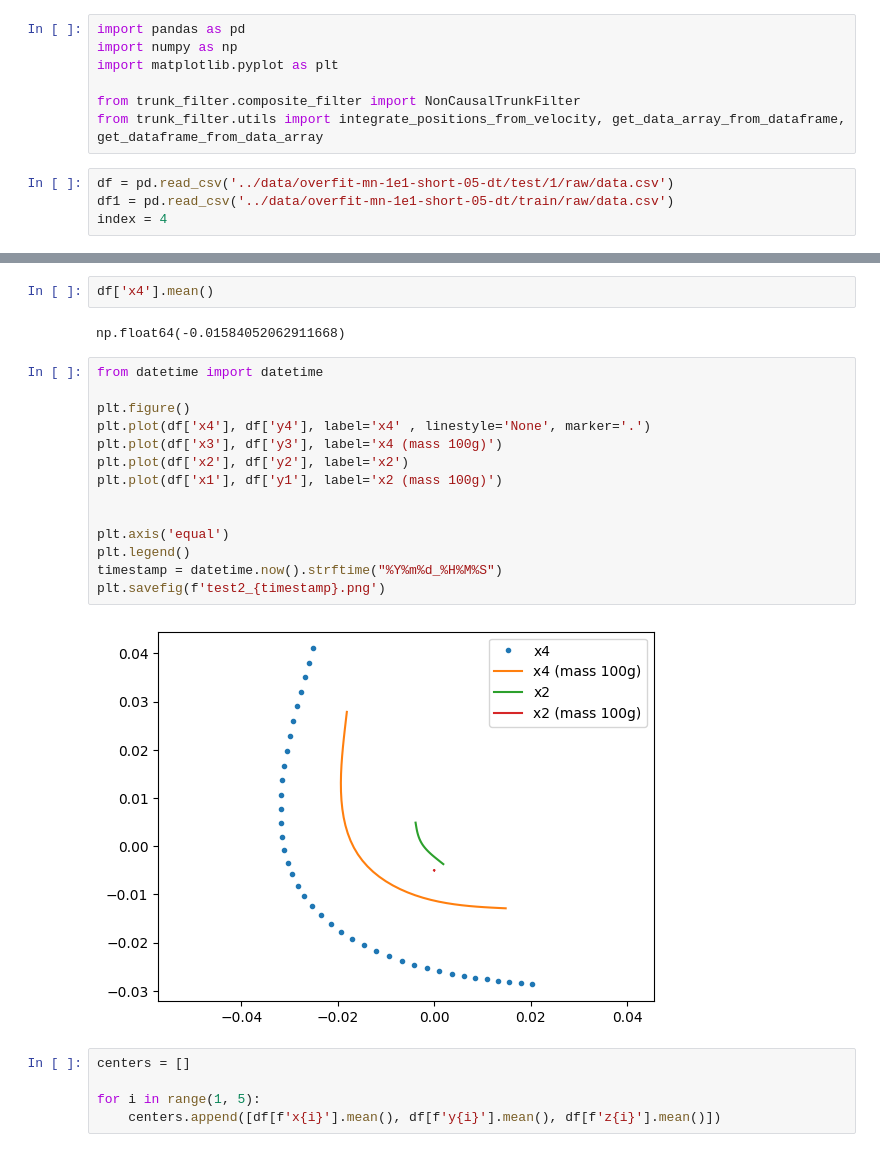
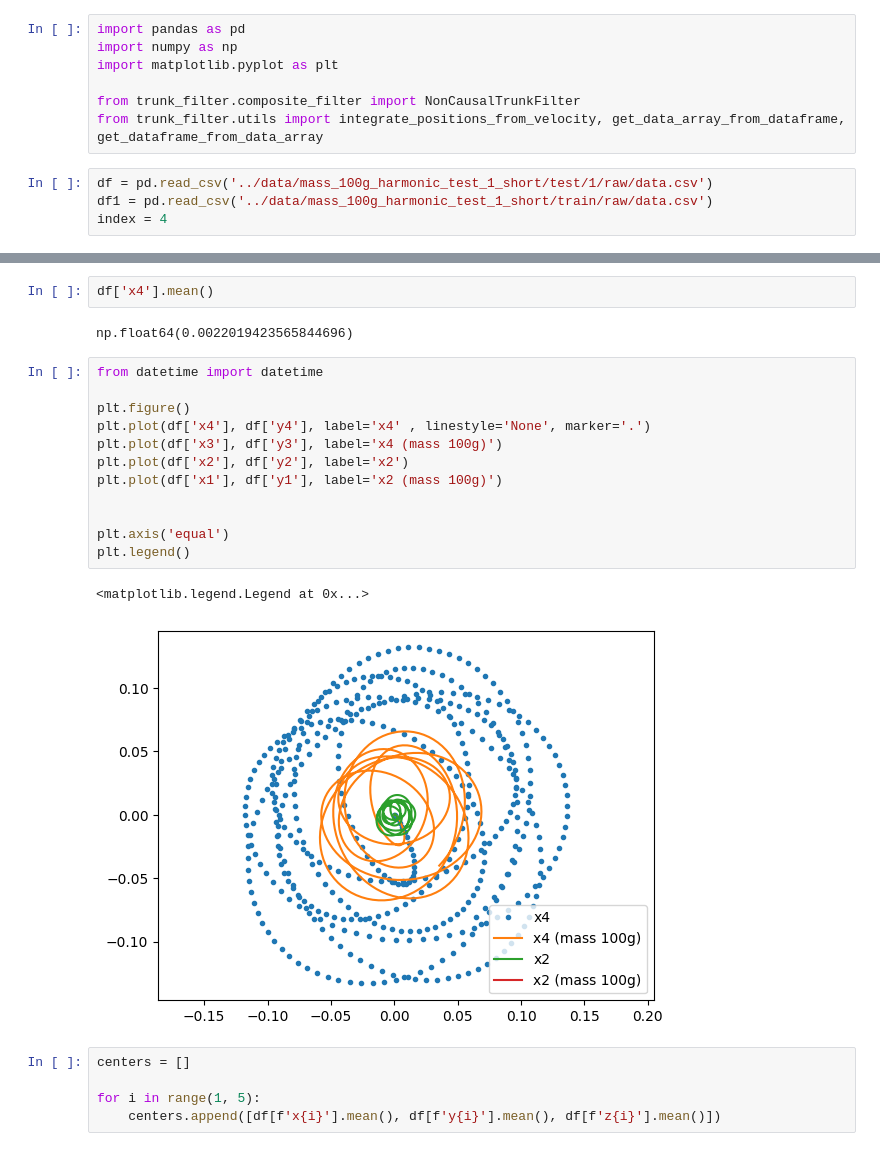
Before and after one commit to patrick-benito/trunk-gnn, a Jupyter notebook: scripts/visualize_dataset.ipynb, the cells around one changed output, grey strips where cells are left out. Saved outputs shown, nothing was run; the diff lists cells and outputs as text.

Commit message:
[TRAIN] Sim with 4 node (mass_100g_harmonic_test_1_short)

```diff
--- a/scripts/visualize_dataset.ipynb
+++ b/scripts/visualize_dataset.ipynb
@@ -6,8 +6,8 @@ import matplotlib.pyplot as plt
 from trunk_filter.composite_filter import NonCausalTrunkFilter
 from trunk_filter.utils import integrate_positions_from_velocity, get_data_array_from_dataframe, get_dataframe_from_data_array
 # %%
-df = pd.read_csv('../data/overfit-mn-1e1-short-05-dt/test/1/raw/data.csv')
-df1 = pd.read_csv('../data/overfit-mn-1e1-short-05-dt/train/raw/data.csv')
+df = pd.read_csv('../data/mass_100g_harmonic_test_1_short/test/1/raw/data.csv')
+df1 = pd.read_csv('../data/mass_100g_harmonic_test_1_short/train/raw/data.csv')
 index = 4
 # %%
 start = int(0)
@@ -52,23 +52,22 @@ plt.legend()
 # %%
 df['x4'].mean()
 # %% [output]
-np.float64(-0.01584052062911668)
+np.float64(0.0022019423565844696)
 # %%
 from datetime import datetime
 
 plt.figure()
 plt.plot(df['x4'], df['y4'], label='x4' , linestyle='None', marker='.')
 plt.plot(df['x3'], df['y3'], label='x4 (mass 100g)')
 plt.plot(df['x2'], df['y2'], label='x2')
 plt.plot(df['x1'], df['y1'], label='x2 (mass 100g)')
 
 
 plt.axis('equal')
 plt.legend()
-timestamp = datetime.now().strftime("%Y%m%d_%H%M%S")
-plt.savefig(f'test2_{timestamp}.png')
 # %% [output]
+<matplotlib.legend.Legend at 0x...>
-[figure, old version]
+[figure, new version]
 # %%
 centers = []
 
```
Also changed, not shown: parts of 9 cells of this notebook, 5 other files.
